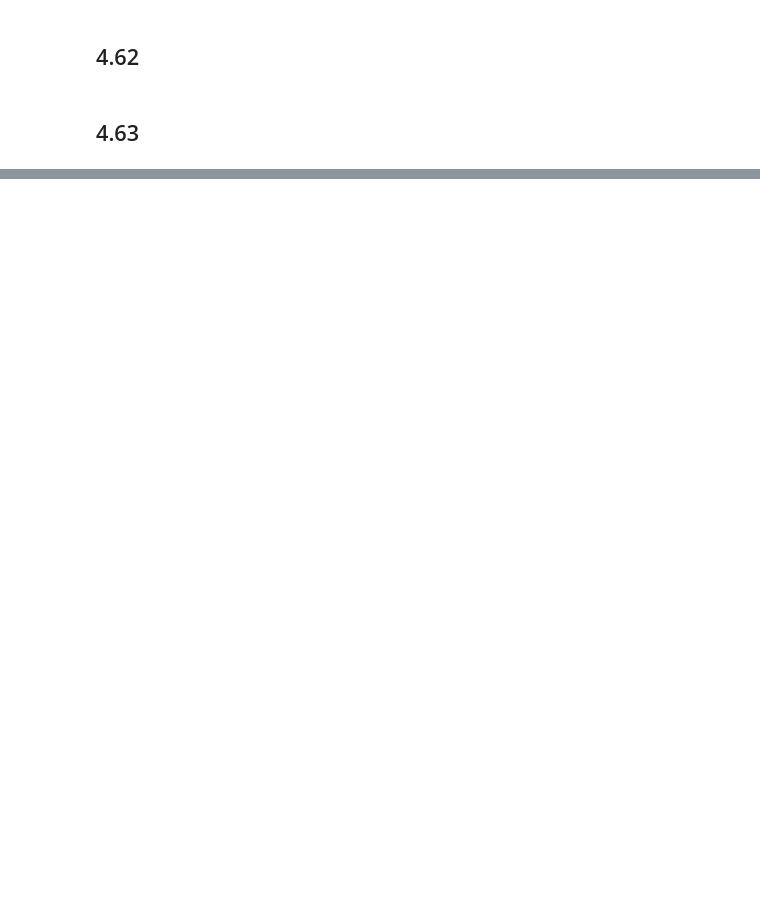
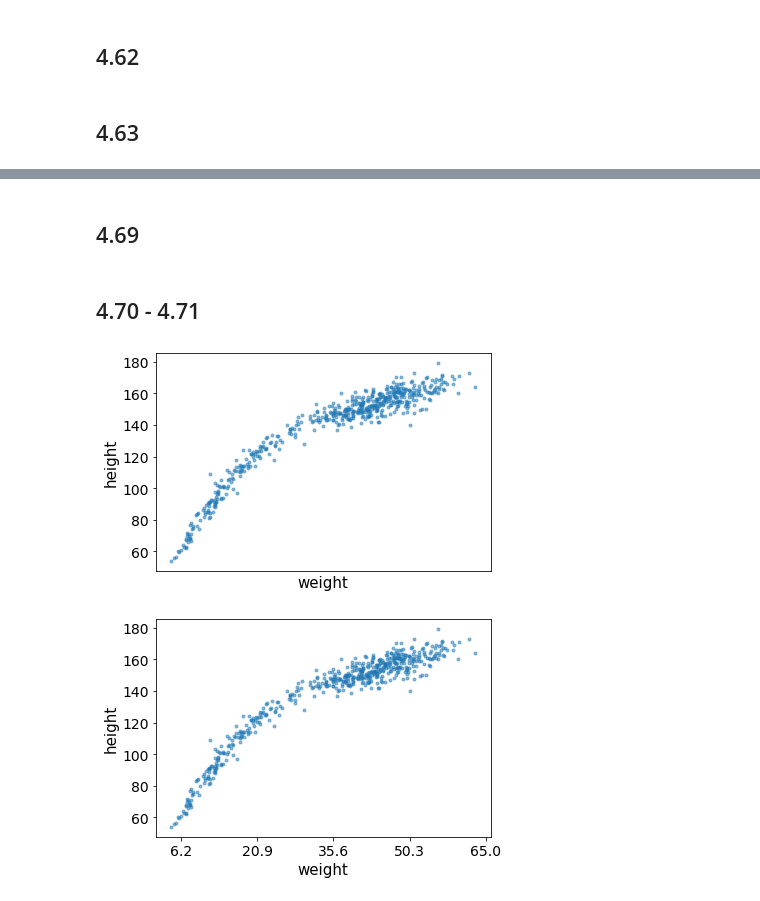
Before and after one commit to 8wgf3b/books, a Jupyter notebook: stat_rethink/Chap4.ipynb, the cells around one changed output, grey strips where cells are left out. Cells and saved outputs as stored; diff of their text form; code cells hidden in the pictures; blank space fills up the shorter version.

```diff
--- a/stat_rethink/Chap4.ipynb
+++ b/stat_rethink/Chap4.ipynb
@@ -725,0 +623,35 @@ DeviceArray([ 0,  1,  2,  3,  4,  5,  6,  7,  8,  9, 10, 11, 12, 13, 14,
+# %% [markdown]
+## 4.69
+# %%
+d['weight_s3'] = d.weight_s ** 3
+
+def model(weight_s, weight_s2, weight_s3, height):
+    a = numpyro.sample("a", dist.Normal(178, 20))
+    b1 = numpyro.sample("b1", dist.LogNormal(0, 1))
+    b2 = numpyro.sample("b2", dist.Normal(0, 1))
+    b3 = numpyro.sample("b3", dist.Normal(0, 1))
+    sigma = numpyro.sample("sigma", dist.Uniform(0, 50))
+    mu = a + b1 * weight_s + b2 * weight_s2 + b3 * weight_s3
+    numpyro.sample("height", dist.Normal(mu, sigma), obs=height)
+
+m4_6 = AutoLaplaceApproximation(model)
+svi = SVI(model, m4_6, optim.Adam(0.3), Trace_ELBO(), weight_s=d.weight_s.values, weight_s2=d.weight_s2.values,
+    weight_s3=d.weight_s3.values,
+    height=d.height.values)
+p4_6 = svi.run(key, 1000).params
+# %% [markdown]
+## 4.70 - 4.71
+# %%
+ax = az.plot_pair(
+    d[["weight_s", "height"]].to_dict(orient="list"), scatter_kwargs={"alpha": 0.5}
+)
+ax.set(xlabel="weight", ylabel="height", xticks=[])
+
+at = jnp.array([-2, -1, 0, 1, 2])
+labels = at * d.weight.std() + d.weight.mean()
+ax.set_xticks(at)
+ax.set_xticklabels([round(label, 1) for label in labels])
+fig
+# %% [output]
+[figure, added]
+[figure, added]
```
Also changed, not shown: parts of 42 cells of this notebook.
